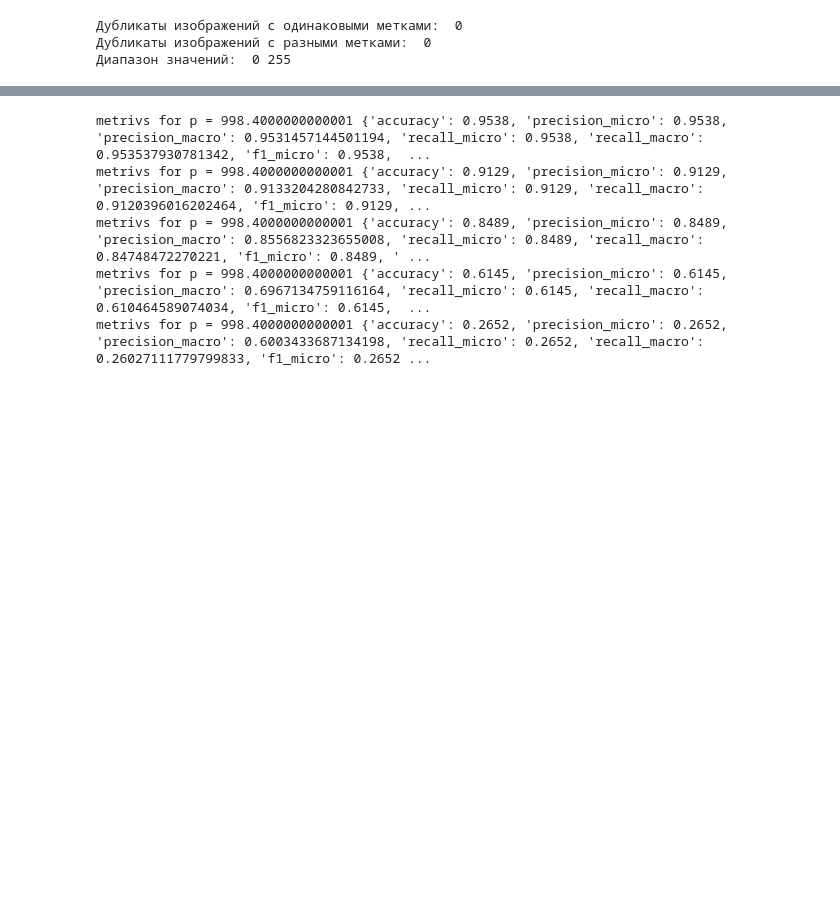
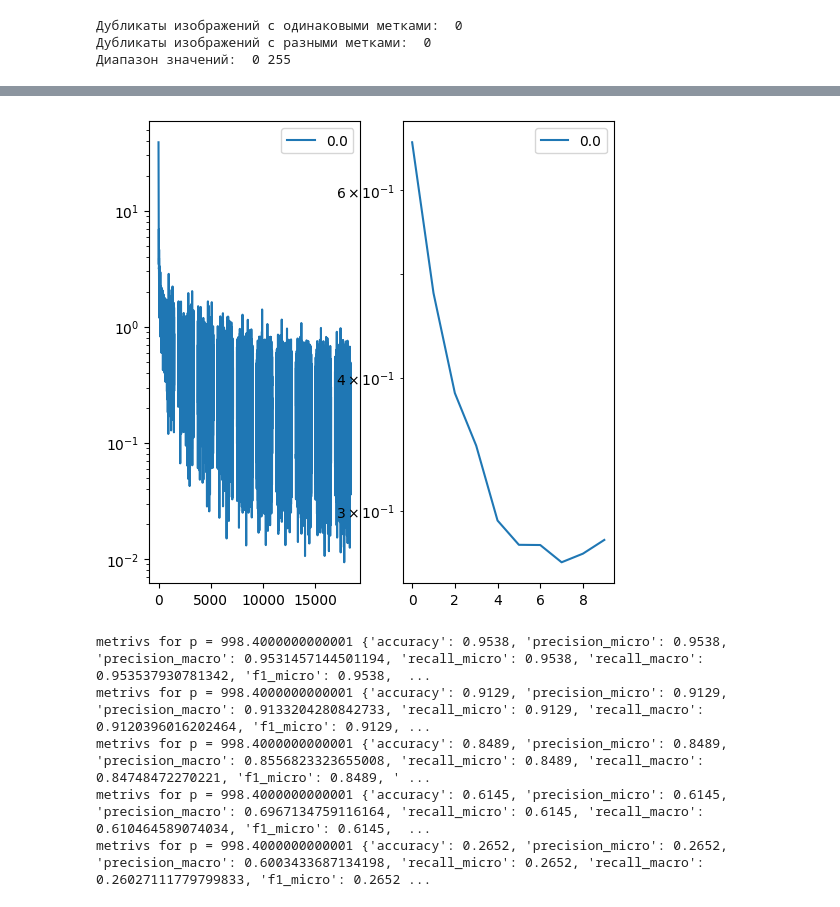
Before and after one commit to BorisVIkVik/MNIST_VALIDATION_LAB, a Jupyter notebook: Lab.ipynb, the cells around one changed output, grey strips where cells are left out. Saved outputs shown, nothing was run; the diff lists cells and outputs as text; code cells hidden in the pictures; blank space fills up the shorter version.

```diff
--- a/Lab.ipynb
+++ b/Lab.ipynb
@@ -264,0 +303,9 @@ plt.show()
+# %%
+
+for i, model_p in enumerate(models_with_different_p_balanced):
+    metrics_test_labels = []
+    for i in range(0, len(X_test), BATCH_SIZE):
+        outputs = model_p(torch.Tensor(np.array(X_test[i:i+BATCH_SIZE], dtype=np.float32)))
+        # print(outputs)
+        metrics_test_labels += torch.argmax(outputs.detach(), dim=1)
+    print(f'metrivs for p = {i * 0.1}', metrics_cals(y_test, metrics_test_labels))
@@ -265,5 +318,53 @@ plt.show()
 # %%
-# plt.plot(losses)
+BATCH_SIZE = 32
+EPOCHS = 10
+test_label = []
+models_with_different_p = []
+fig, axes = plt.subplots(nrows=1, ncols=2, figsize=(6, 6))
+for p_val in range(0, 10, 10):
+    model = NeuralNetwork(p_val * 0.1)
+    opt = torch.optim.Adam(model.parameters(), lr=3e-4)
+    loss_func = nn.CrossEntropyLoss()
+    losses = []
+
+    test_loss = []
+    for j in range(EPOCHS):
+        test_label = []
+        labels = []
+        for i in range(0, len(X), BATCH_SIZE):
+            outputs = model(torch.Tensor(np.array(X_train[i:i+BATCH_SIZE], dtype=np.float32)))
+            # print(outputs)
+            labels += torch.argmax(outputs.detach(), dim=1)
+            loss = loss_func(outputs, torch.tensor(np.array(y_train[i:i+BATCH_SIZE]), dtype=torch.long))
+            loss.backward()
+            opt.step()
+            model.zero_grad()
+            losses.append(loss.item())
+        save_loss_test = []
+        for i in range(0, len(X_test), BATCH_SIZE):
+            outputs = model(torch.Tensor(np.array(X_test[i:i+BATCH_SIZE], dtype=np.float32)))
+            # print(outputs)
+            test_label += torch.argmax(outputs.detach(), dim=1)
+            loss = loss_func(outputs, torch.tensor(np.array(y_test[i:i+BATCH_SIZE]), dtype=torch.long))
+            save_loss_test.append(loss.item())
+        test_loss.append(torch.tensor(save_loss_test).mean())
+    models_with_different_p.append(model)
+
+
+    axes[0].plot(losses, label=f'{p_val * 0.1}')
+    axes[1].plot(test_loss, label=f'{p_val * 0.1}')
+
+axes[0].legend()
+# axes[0].set_ylim(0, 4)
+axes[1].legend()
+axes[0].set_yscale('log')
+axes[1].set_yscale('log')
+# plt.yscale('log')
+# # plt.loglog()
+# plt.ylim(0, 3)
+plt.show()
+# %% [output]
+[figure, added]
 # %%
 
 for i, model_p in enumerate(models_with_different_p):
```
Also changed, not shown: parts of 12 cells of this notebook.
